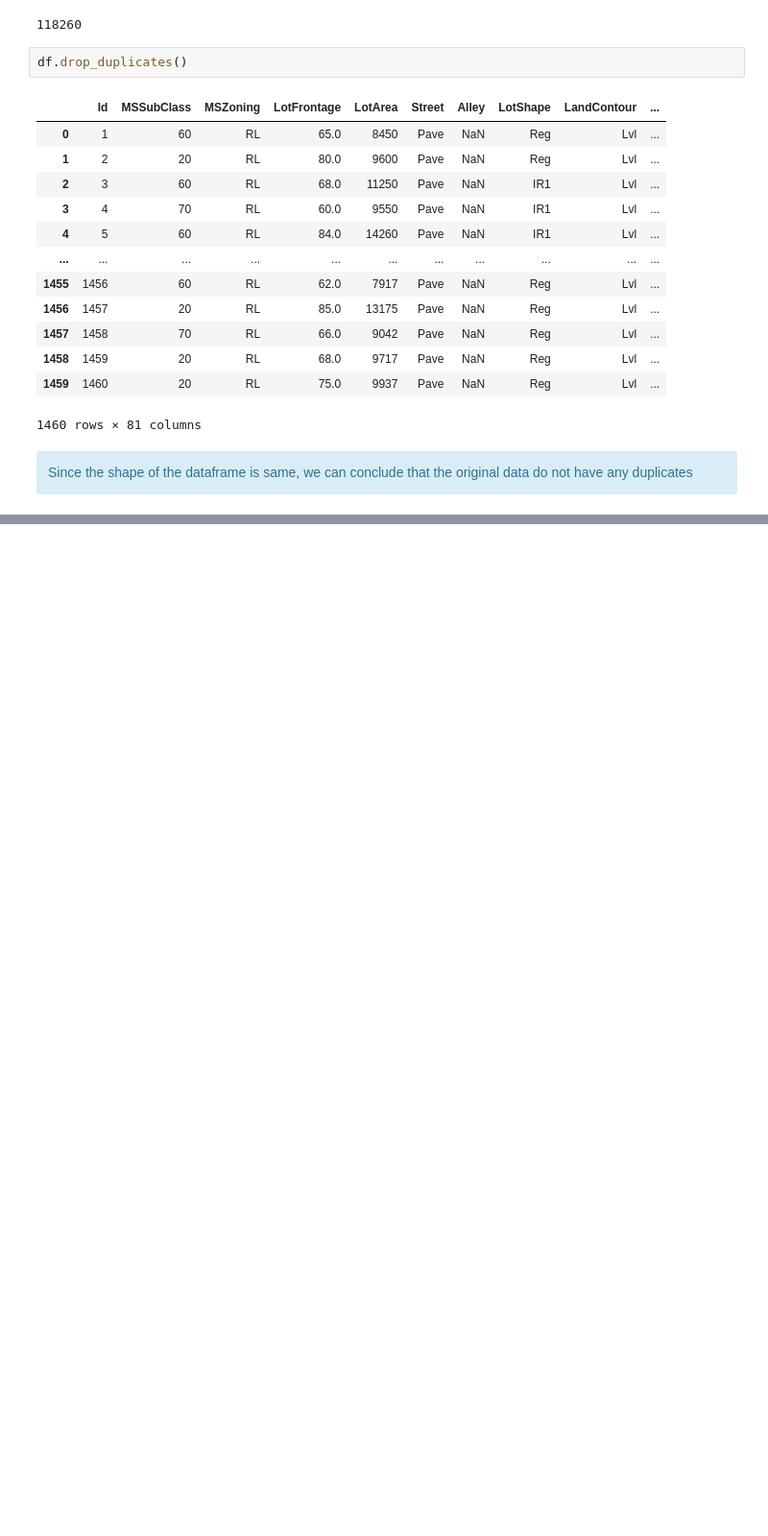
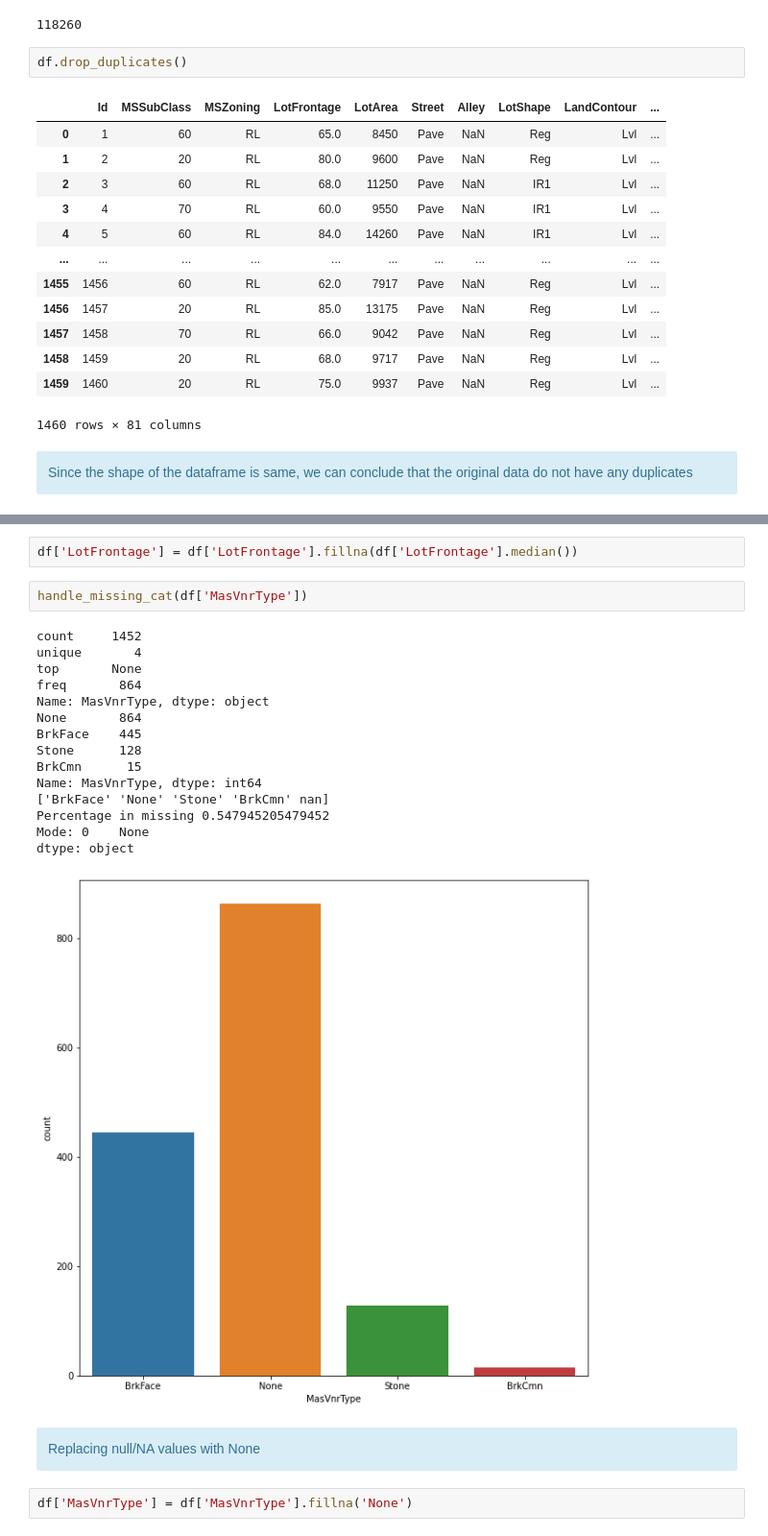
Before and after one commit to 98abhilash/Advanced_Regression, a Jupyter notebook: adv_regression.ipynb, the cells around one changed output, grey strips where cells are left out. Shown at 96% size. Drawn from its saved outputs; the diff is of its cells as text; blank space fills up the shorter version.

```diff
--- a/adv_regression.ipynb
+++ b/adv_regression.ipynb
@@ -121,0 +316,26 @@ Since the shape of the dataframe is same, we can conclude that the original data
+# %%
+df['LotFrontage'] = df['LotFrontage'].fillna(df['LotFrontage'].median())
+# %%
+handle_missing_cat(df['MasVnrType'])
+# %% [output]
+count     1452
+unique       4
+top       None
+freq       864
+Name: MasVnrType, dtype: object
+None       864
+BrkFace    445
+Stone      128
+BrkCmn      15
+Name: MasVnrType, dtype: int64
+['BrkFace' 'None' 'Stone' 'BrkCmn' nan]
+Percentage in missing 0.547945205479452
+Mode: 0    None
+dtype: object
+[figure, added]
+# %% [markdown]
+<div class="alert alert-block alert-info">
+Replacing null/NA values with None
+</div>
+# %%
+df['MasVnrType'] = df['MasVnrType'].fillna('None')
```
Also changed, not shown: parts of 178 cells of this notebook, 3 other files.
